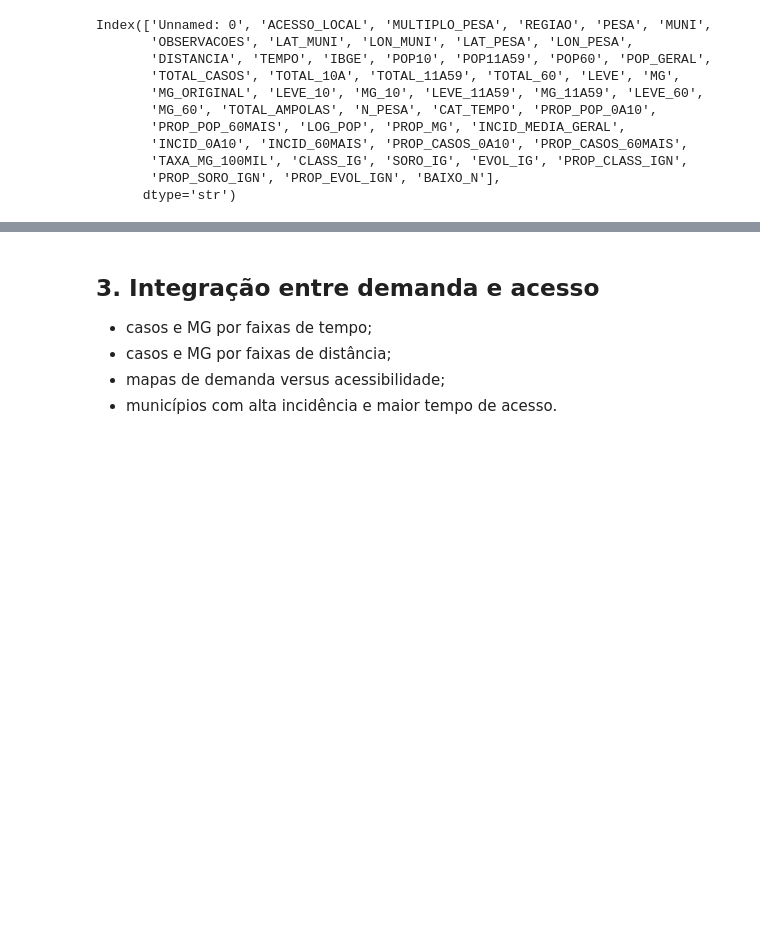
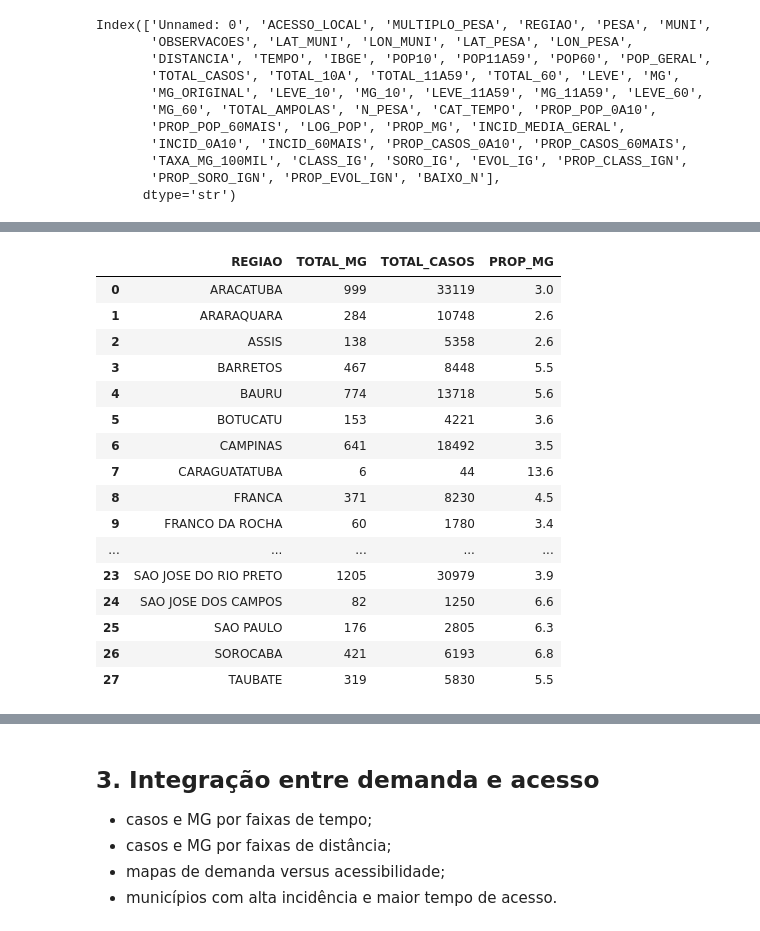
Before and after one commit to lucascgmermano/escorpiao_pesa, a Jupyter notebook: Quadro2/06-analise_01.ipynb, the cells around one changed output, grey strips where cells are left out. Cells and saved outputs as stored; diff of their text form; code cells hidden in the pictures; blank space fills up the shorter version.

```diff
--- a/Quadro2/06-analise_01.ipynb
+++ b/Quadro2/06-analise_01.ipynb
@@ -151,0 +183,20 @@ Index(['Unnamed: 0', 'ACESSO_LOCAL', 'MULTIPLO_PESA', 'REGIAO', 'PESA', 'MUNI',
+# %%
+dfReg
+# %% [output]
+|  | REGIAO | TOTAL_MG | TOTAL_CASOS | PROP_MG |
+| 0 | ARACATUBA | 999 | 33119 | 3.0 |
+| 1 | ARARAQUARA | 284 | 10748 | 2.6 |
+| 2 | ASSIS | 138 | 5358 | 2.6 |
+| 3 | BARRETOS | 467 | 8448 | 5.5 |
+| 4 | BAURU | 774 | 13718 | 5.6 |
+| 5 | BOTUCATU | 153 | 4221 | 3.6 |
+| 6 | CAMPINAS | 641 | 18492 | 3.5 |
+| 7 | CARAGUATATUBA | 6 | 44 | 13.6 |
+| 8 | FRANCA | 371 | 8230 | 4.5 |
+| 9 | FRANCO DA ROCHA | 60 | 1780 | 3.4 |
+| ... | ... | ... | ... | ... |
+| 23 | SAO JOSE DO RIO PRETO | 1205 | 30979 | 3.9 |
+| 24 | SAO JOSE DOS CAMPOS | 82 | 1250 | 6.6 |
+| 25 | SAO PAULO | 176 | 2805 | 6.3 |
+| 26 | SOROCABA | 421 | 6193 | 6.8 |
+| 27 | TAUBATE | 319 | 5830 | 5.5 |
```
Also changed, not shown: parts of 10 cells of this notebook.
